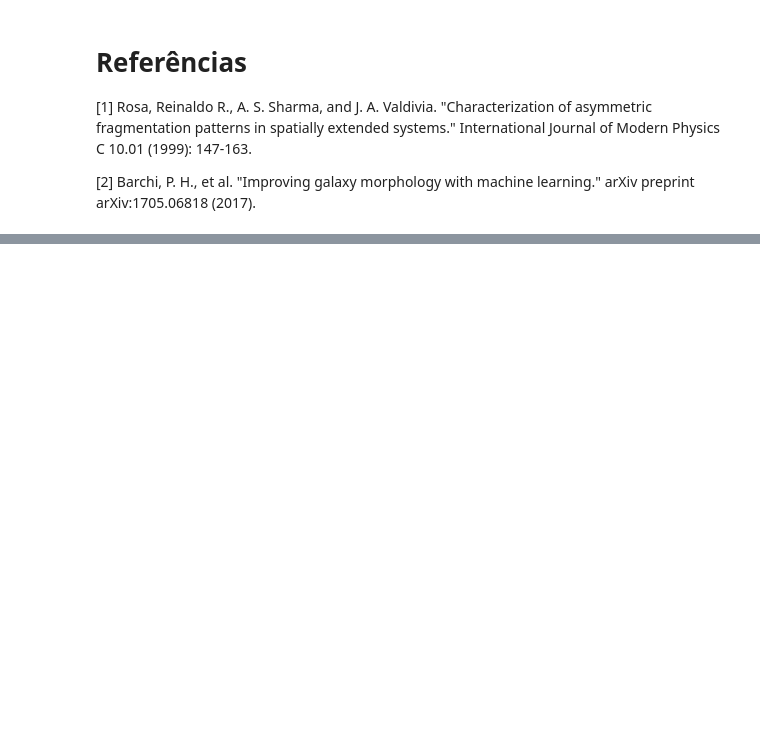
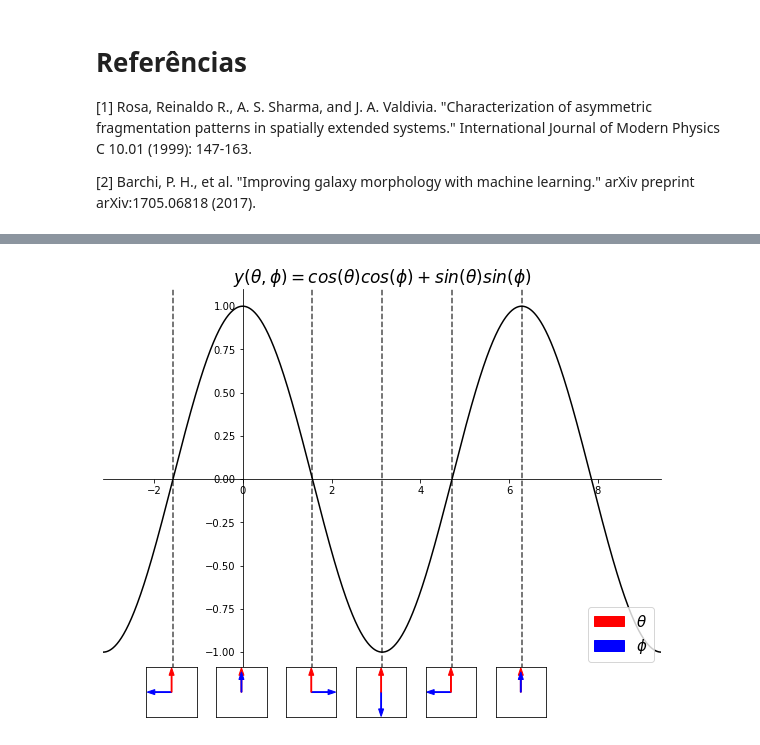
Before and after one commit to rsautter/GPA, a Jupyter notebook: Examples/FundamentalMatrix.ipynb, the cells around one changed output, grey strips where cells are left out. Saved outputs shown, nothing was run; the diff lists cells and outputs as text; code cells hidden in the pictures; blank space fills up the shorter version.

```diff
--- a/Examples/FundamentalMatrix.ipynb
+++ b/Examples/FundamentalMatrix.ipynb
@@ -242,0 +368,86 @@ Momentos do campo gradiente simétrico: [0. 0. 0.]
+# %%
+
+fig = plt.figure(figsize=(10,7))
+
+ax = plt.subplot(1,1,1)
+x = np.linspace(-np.pi,3*np.pi,2000)
+y = np.cos(x)
+plt.plot(x,y,color='k')
+plt.xlim(-np.pi,3*np.pi)
+
+ax.spines['left'].set_position('zero')
+ax.spines['right'].set_color('none')
+
+ax.spines['bottom'].set_position('zero')
+ax.spines['top'].set_color('none')
+
+plt.axvline(-np.pi/2,c='k',ls='--',alpha=0.7)
+plt.axvline(np.pi,c='k',ls='--',alpha=0.7)
+plt.axvline(np.pi/2,c='k',ls='--',alpha=0.7)
+plt.axvline(2*np.pi,c='k',ls='--',alpha=0.7)
+plt.axvline(3*np.pi/2,c='k',ls='--',alpha=0.7)
+plt.title(r'$y(\theta,\phi) = cos(\theta)cos(\phi)+sin(\theta)sin(\phi)$',fontsize=17)
+
+
+theta = mpatches.Patch(color='red', label=r'$\theta$')
+phi = mpatches.Patch(color='blue', label=r'$\phi$')
+plt.legend(handles=[theta,phi],loc='lower right',fontsize=15)
+
+
+fig.add_axes([0.185,0.03,0.07,0.1])
+plt.arrow(0,0,-1,0,width=0.05,head_width=0.3,color='blue')
+plt.arrow(0,0,0,1,width=0.05,head_width=0.3,color='red')
+plt.xlim(-1.5,1.5)
+plt.ylim(-1.5,1.5)
+plt.xticks([])
+plt.yticks([])
+
+delta = 0.097
+fig.add_axes([0.185+delta,0.03,0.07,0.1])
+plt.arrow(0,0,0,1,width=0.05,head_width=0.3,color='red')
+plt.arrow(0,0,0,0.75,width=0.05,head_width=0.3,color='blue')
+
+plt.xlim(-1.5,1.5)
+plt.ylim(-1.5,1.5)
+plt.xticks([])
+plt.yticks([])
+
+fig.add_axes([0.185+2*delta,0.03,0.07,0.1])
+plt.arrow(0,0,1,0,width=0.05,head_width=0.3,color='blue')
+plt.arrow(0,0,0,1,width=0.05,head_width=0.3,color='red')
+plt.xlim(-1.5,1.5)
+plt.ylim(-1.5,1.5)
+plt.xticks([])
+plt.yticks([])
+
+fig.add_axes([0.185+3*delta,0.03,0.07,0.1])
+plt.arrow(0,0,0,-1,width=0.05,head_width=0.3,color='blue')
+plt.arrow(0,0,0,1,width=0.05,head_width=0.3,color='red')
+plt.xlim(-1.5,1.5)
+plt.ylim(-1.5,1.5)
+plt.xticks([])
+plt.yticks([])
+
+fig.add_axes([0.185+4*delta,0.03,0.07,0.1])
+plt.arrow(0,0,-1,0,width=0.05,head_width=0.3,color='blue')
+plt.arrow(0,0,0,1,width=0.05,head_width=0.3,color='red')
+plt.xlim(-1.5,1.5)
+plt.ylim(-1.5,1.5)
+plt.xticks([])
+plt.yticks([])
+
+fig.add_axes([0.185+5*delta,0.03,0.07,0.1])
+plt.arrow(0,0,0,1,width=0.05,head_width=0.3,color='red')
+plt.arrow(0,0,0,0.75,width=0.05,head_width=0.3,color='blue')
+
+plt.xlim(-1.5,1.5)
+plt.ylim(-1.5,1.5)
+plt.xticks([])
+plt.yticks([])
+
+mpatches
+#ax.grid()
+
+plt.show()
+# %% [output]
+[figure, added]
```
Also changed, not shown: parts of 20 cells of this notebook, 1 other file.
